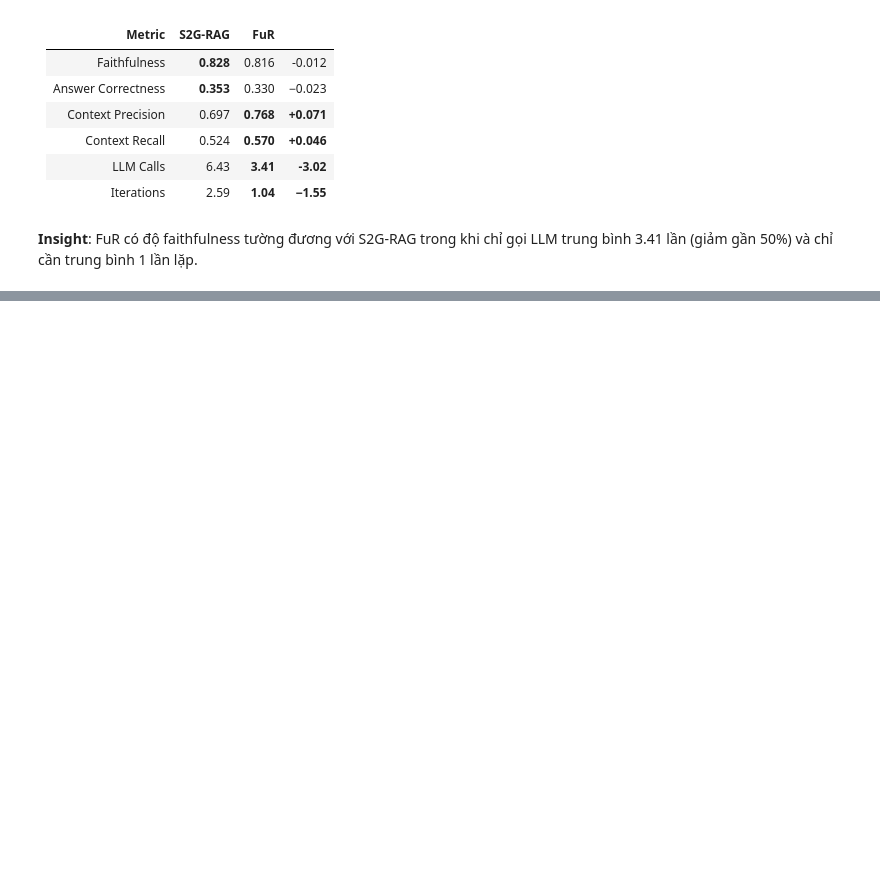
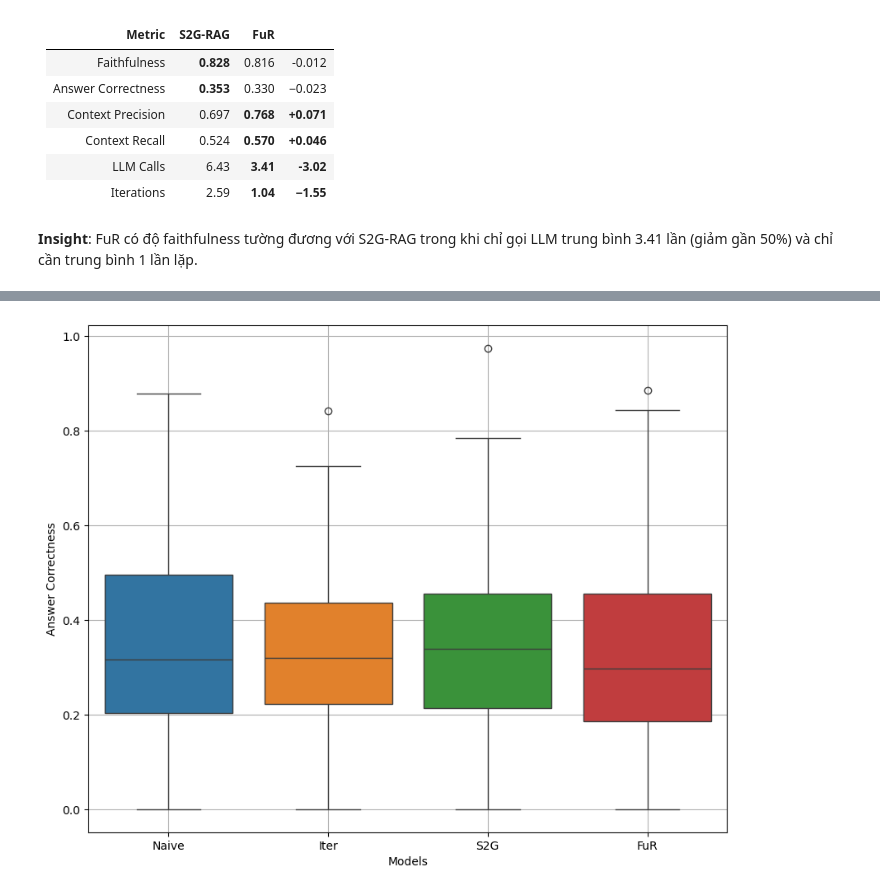
Before and after one commit to Vantom0v0/DuAnCNTT, a Jupyter notebook: evaluation/eval_results/inspect_result.ipynb, the cells around one changed output, grey strips where cells are left out. Cells and saved outputs as stored; diff of their text form; code cells hidden in the pictures; blank space fills up the shorter version.

```diff
--- a/evaluation/eval_results/inspect_result.ipynb
+++ b/evaluation/eval_results/inspect_result.ipynb
@@ -760,0 +897,22 @@ df_cost_fur.describe()
+# %%
+plt.figure(figsize=[10, 8])
+
+df_correctness_boxplot = pd.DataFrame(
+    {
+        "Naive": df_naive_clean["answer_correctness"],
+        "Iter": df_iter_clean["answer_correctness"],
+        "S2G": df_s2g_clean["answer_correctness"],
+        "FuR": df_fur_clean["answer_correctness"]
+    }
+)
+
+label = ["naive", "iter", "s2g", "fur"]
+
+sbn.boxplot(df_correctness_boxplot)
+
+plt.ylabel("Answer Correctness")
+plt.xlabel("Models")
+plt.grid()
+plt.show()
+# %% [output]
+[figure, added]
```
Also changed, not shown: parts of 28 cells of this notebook.
